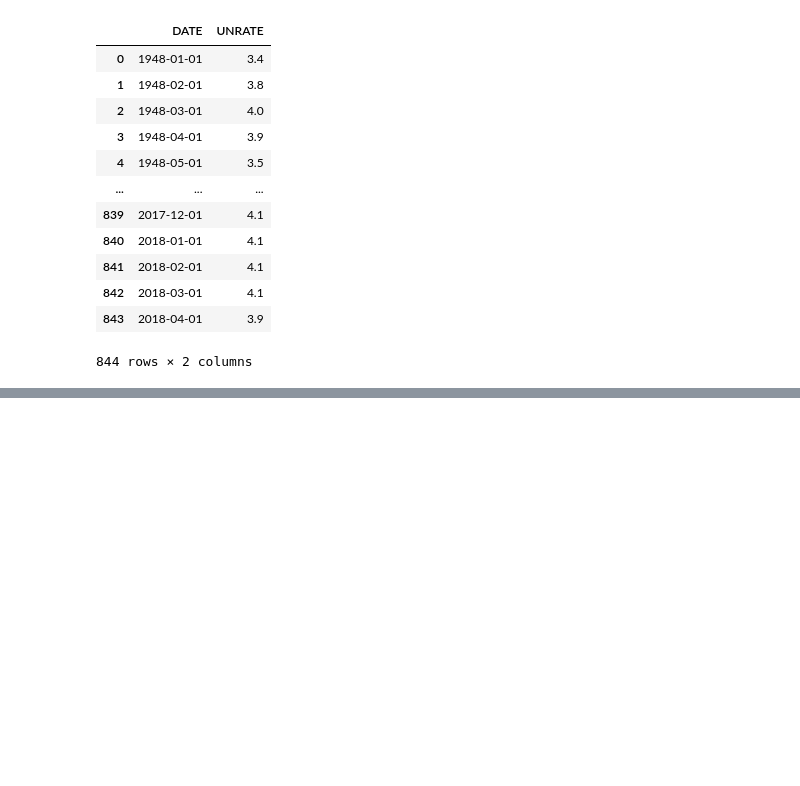
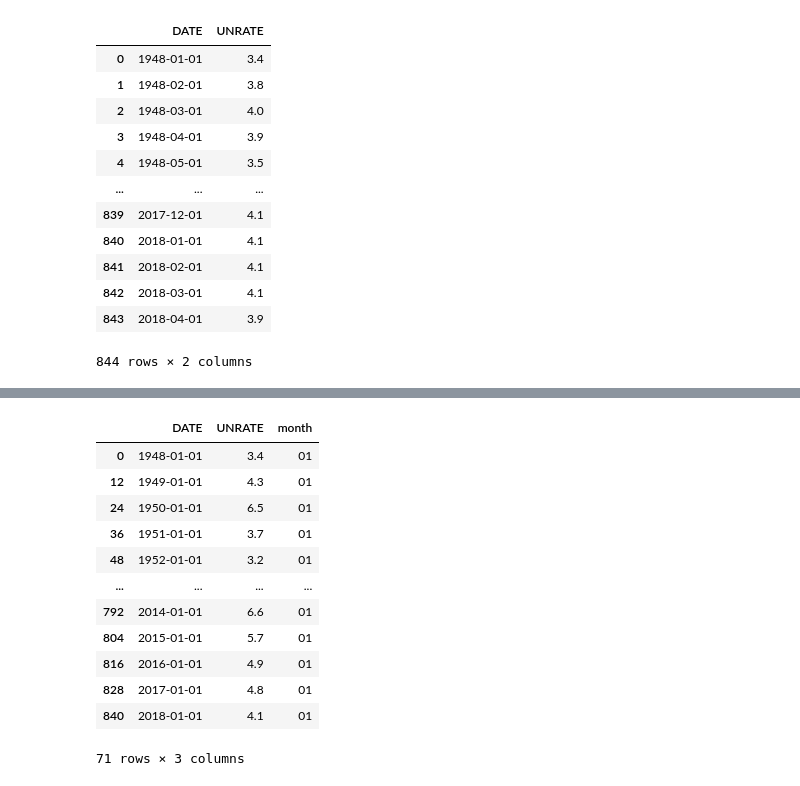
Before and after one commit to luckyspia/Statements, a Jupyter notebook: Practical_Time_Series_Analysis/ch02.ipynb, the cells around one changed output, grey strips where cells are left out. Cells and saved outputs as stored; diff of their text form; code cells hidden in the pictures; blank space fills up the shorter version.

```diff
--- a/Practical_Time_Series_Analysis/ch02.ipynb
+++ b/Practical_Time_Series_Analysis/ch02.ipynb
@@ -281,0 +419,3 @@ import random
+# %%
+unemp = pd.read_csv('./data/UNRATE.csv')
+unemp
@@ -281,0 +436,18 @@ import random
+# %%
+# 월 단위로 구분된 원본 시계열에 다운샘플링을 적용해 1월에 측정된 것에만 집중
+unemp['month'] = unemp['DATE'].apply(lambda x : x[5:7])
+unemp[unemp['month']=='01']
+# %% [output]
+|  | DATE | UNRATE | month |
+| 0 | 1948-01-01 | 3.4 | 01 |
+| 12 | 1949-01-01 | 4.3 | 01 |
+| 24 | 1950-01-01 | 6.5 | 01 |
+| 36 | 1951-01-01 | 3.7 | 01 |
+| 48 | 1952-01-01 | 3.2 | 01 |
+| ... | ... | ... | ... |
+| 792 | 2014-01-01 | 6.6 | 01 |
+| 804 | 2015-01-01 | 5.7 | 01 |
+| 816 | 2016-01-01 | 4.9 | 01 |
+| 828 | 2017-01-01 | 4.8 | 01 |
+| 840 | 2018-01-01 | 4.1 | 01 |
+71 rows × 3 columns
```
Also changed, not shown: parts of 20 cells of this notebook.
